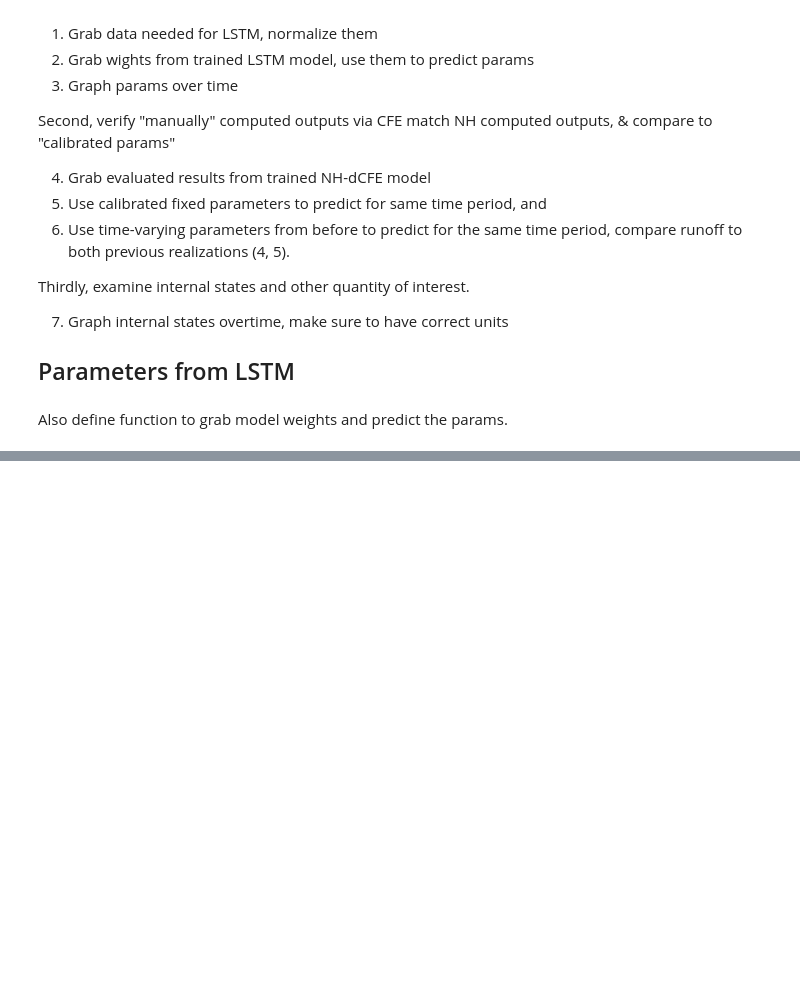
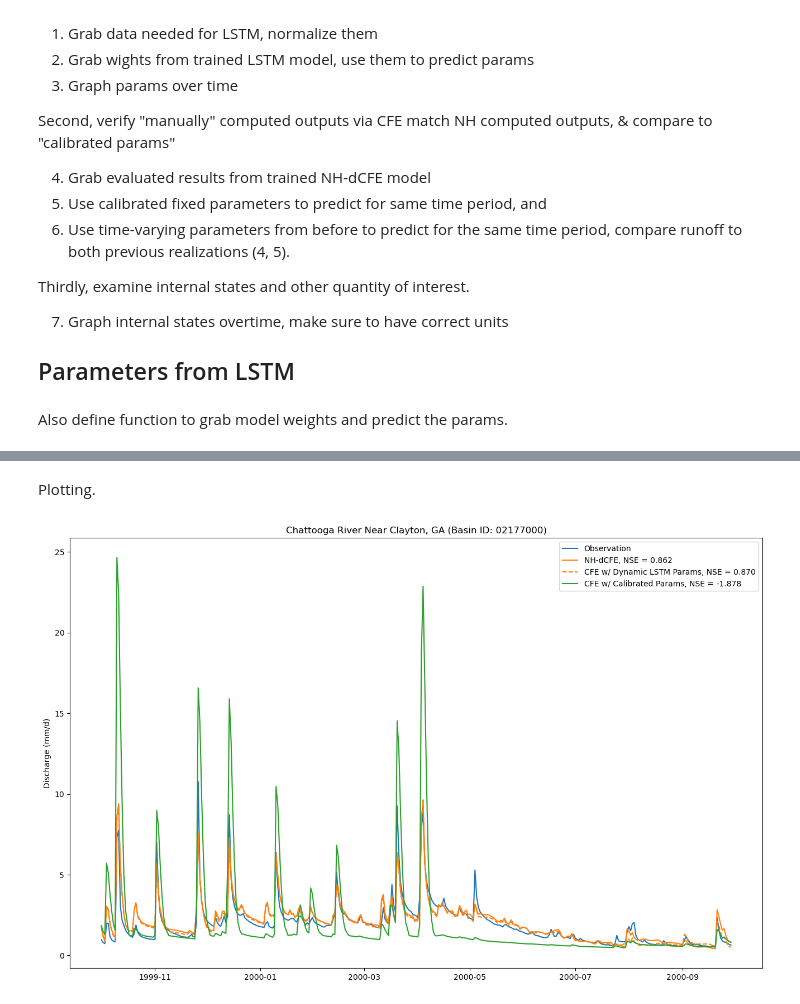
Before and after one commit to mines-ciroh/neuralhydrology, a Jupyter notebook: examples/07-DifferentialCFE-Model/proposalMaterial.ipynb, the cells around one changed output, grey strips where cells are left out. Cells and saved outputs as stored; diff of their text form; code cells hidden in the pictures; blank space fills up the shorter version.

```diff
--- a/examples/07-DifferentialCFE-Model/proposalMaterial.ipynb
+++ b/examples/07-DifferentialCFE-Model/proposalMaterial.ipynb
@@ -195,0 +300,6 @@ plt.show()
+# %%
+input_cfe = torch.zeros(2, input_lstm.shape[1], 4) #[ "batch_size", forcings, time_step]
+input_cfe[0, :, 0] = torch.tensor(inputLSTMFile['PRCP(mm/day)_nldas'].values) # 1998 - 2000, 2 water years
+input_cfe[0, :, 1] = torch.tensor(inputLSTMFile['tmin(C)_daymet'].values)
+input_cfe[0, :, 2] = torch.tensor(inputLSTMFile['tmax(C)_daymet'].values)
+input_cfe[0, :, 3] = torch.tensor(inputLSTMFile['srad(W/m2)_daymet'].values)
@@ -196,15 +346,15 @@ plt.show()
 # %%
-results['02177000']['1D']['NSE']
+dCFE_results['02177000']['1D']['NSE'] # for some reason NH calculated NSE wrong for this setting
 
 # Extract a date slice of observations and simulations
-Result_xr = results['02177000']['1D']['xr'].sel(date=slice("10-1999", None))
+dCFE_Result_xr = dCFE_results['02177000']['1D']['xr'].sel(date=slice("10-1999", None))
 
 # Get the scalar date and the 1D array of time_step values
-date_scalar = Result_xr.coords['date'][0].values  # Extract as a NumPy scalar
-time_step_values = Result_xr.coords['time_step'].values  # Extract as NumPy array
+date_scalar = dCFE_Result_xr.coords['date'][0].values  # Extract as a NumPy scalar
+time_step_values = dCFE_Result_xr.coords['time_step'].values  # Extract as NumPy array
 
 # Broadcast the scalar date across time_step and add the timedelta
 datetime_values = date_scalar + pd.to_timedelta(time_step_values, unit='D')
 
 # Add the datetime as a new coordinate to Result_xr
-Result_xr = Result_xr.assign_coords(datetime=("time_step", datetime_values))
+dCFE_Result_xr = dCFE_Result_xr.assign_coords(datetime=("time_step", datetime_values))
@@ -237,0 +361,30 @@ soil_params, basinCharacteristics = get_dcfe_params(config, 'mps')
+# %% [markdown]
+Plotting.
+# %%
+# grab colors for easy graphing
+colors = plt.rcParams['axes.prop_cycle'].by_key()['color']
+
+# Extract observations and simulations from NH-dCFE
+dCFE_qobs = dCFE_Result_xr['QObs(mm/d)_obs']
+dCFE_qsim = dCFE_Result_xr['QObs(mm/d)_sim']
+
+# Calculate NSE manually since NH calculated it wrong
+dCFE_result_NSE = calculate_nse(dCFE_qobs[0,:], dCFE_qsim[0,:])
+CFE_dynamic_NSE = calculate_nse(dCFE_qobs[0,:], CFE_dynamic_results[-366:-1,0]*1000)
+CFE_calibrated_NSE = calculate_nse(dCFE_qobs[0,:], CFE_calibrated_results[-366:-1,0]*1000)
+# Plot observations and simulations
+fig, ax = plt.subplots(figsize=(16, 10))
+ax.plot(dCFE_Result_xr['datetime'], dCFE_qobs[0,:], label="Observation", color = colors[0])
+ax.plot(dCFE_Result_xr['datetime'], dCFE_qsim[0,:], label=f"NH-dCFE, NSE = {dCFE_result_NSE:.3f}",
+        color = colors[1])
+ax.plot(dCFE_Result_xr['datetime'], CFE_dynamic_results[-366:-1,0]*1000,
+        label=f"CFE w/ Dynamic LSTM Params, NSE = {CFE_dynamic_NSE:.3f}",
+        linestyle = 'dashed', color = colors[1])
+ax.plot(dCFE_Result_xr['datetime'], CFE_calibrated_results[-366:-1,0]*1000,
+        label=f"CFE w/ Calibrated Params, NSE = {CFE_calibrated_NSE:.3f}",
+        color = colors[2])
+ax.set_ylabel("Discharge (mm/d)")
+ax.set_title("Chattooga River Near Clayton, GA (Basin ID: 02177000)")
+_ = ax.legend()
+# %% [output]
+[figure, added]
```
Also changed, not shown: parts of 28 cells of this notebook, 6 other files.
